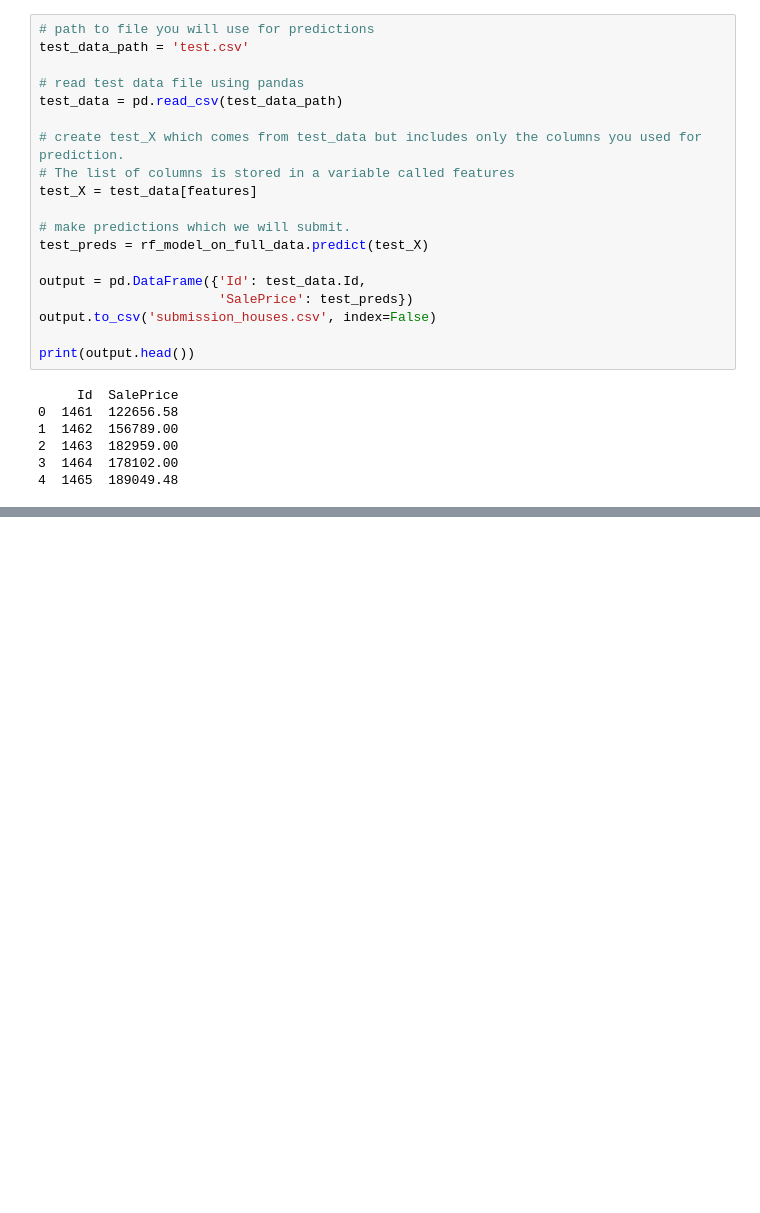
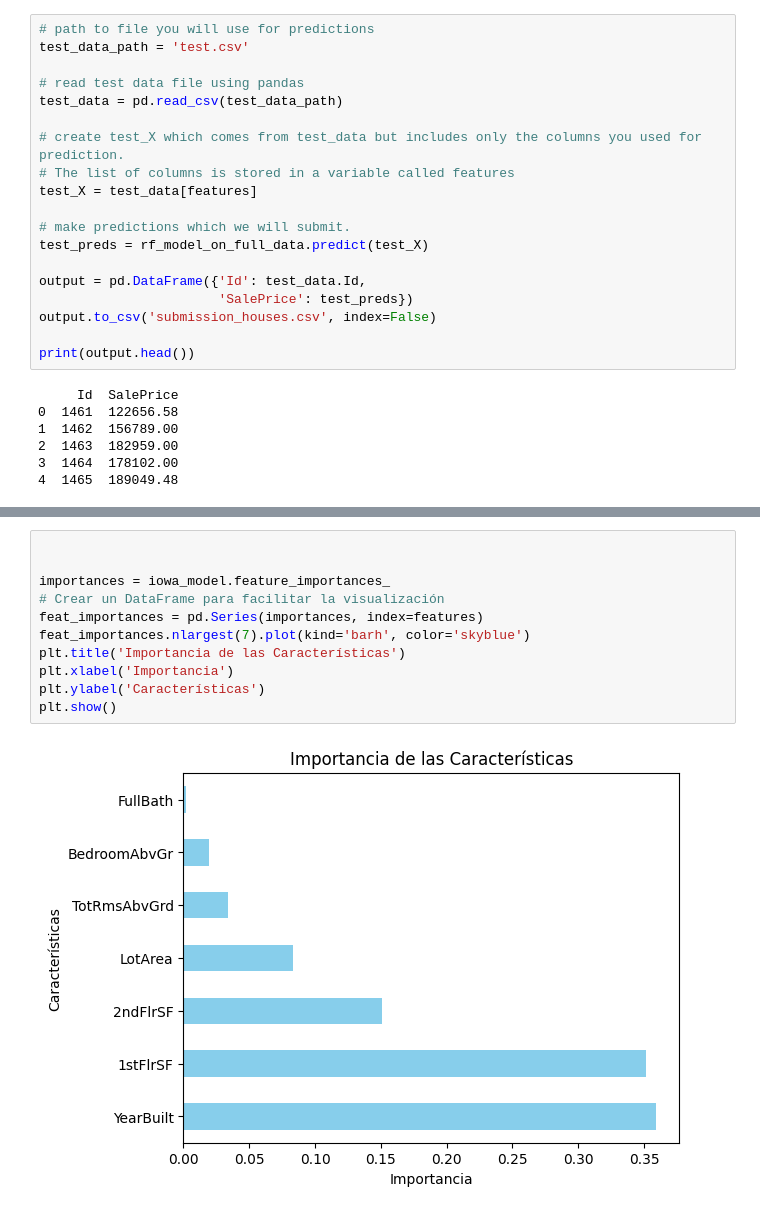
Before and after one commit to manuelasaez/ML_houses_prices_prediction, a Jupyter notebook: house_market_price_prediction_ML.ipynb, the cells around one changed output, grey strips where cells are left out. Drawn from its saved outputs; the diff is of its cells as text; blank space fills up the shorter version.

```diff
--- a/house_market_price_prediction_ML.ipynb
+++ b/house_market_price_prediction_ML.ipynb
@@ -157,0 +171,13 @@ print(output.head())
+# %%
+
+
+importances = iowa_model.feature_importances_
+# Crear un DataFrame para facilitar la visualización
+feat_importances = pd.Series(importances, index=features)
+feat_importances.nlargest(7).plot(kind='barh', color='skyblue')
+plt.title('Importancia de las Características')
+plt.xlabel('Importancia')
+plt.ylabel('Características')
+plt.show()
+# %% [output]
+[figure, added]
```
Also changed, not shown: parts of 26 cells of this notebook.
